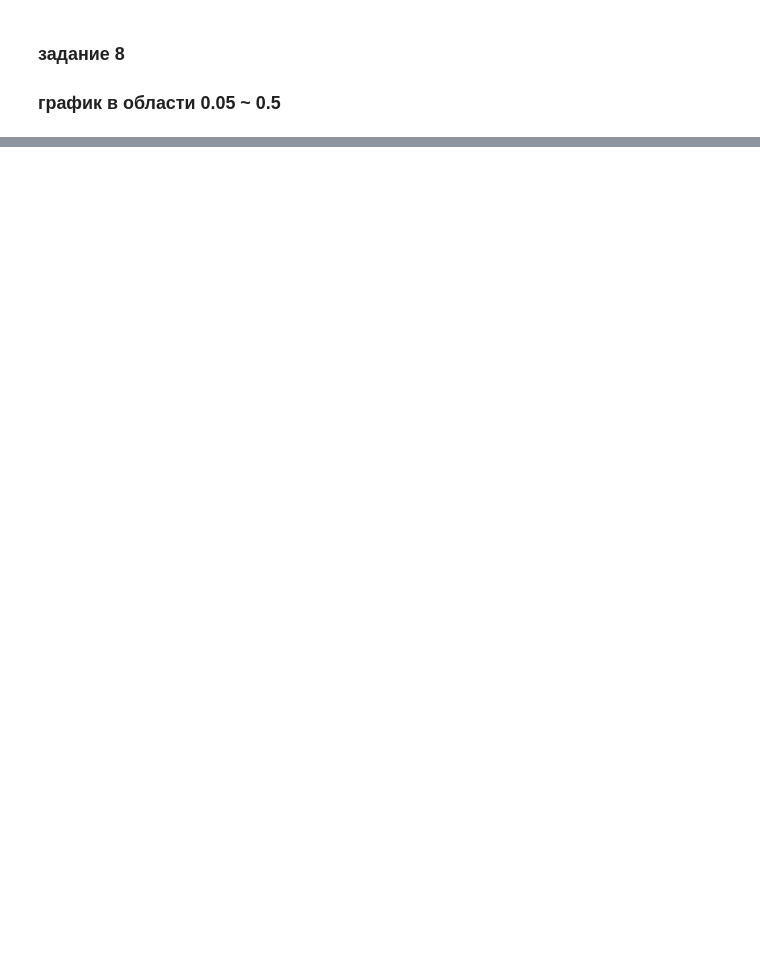
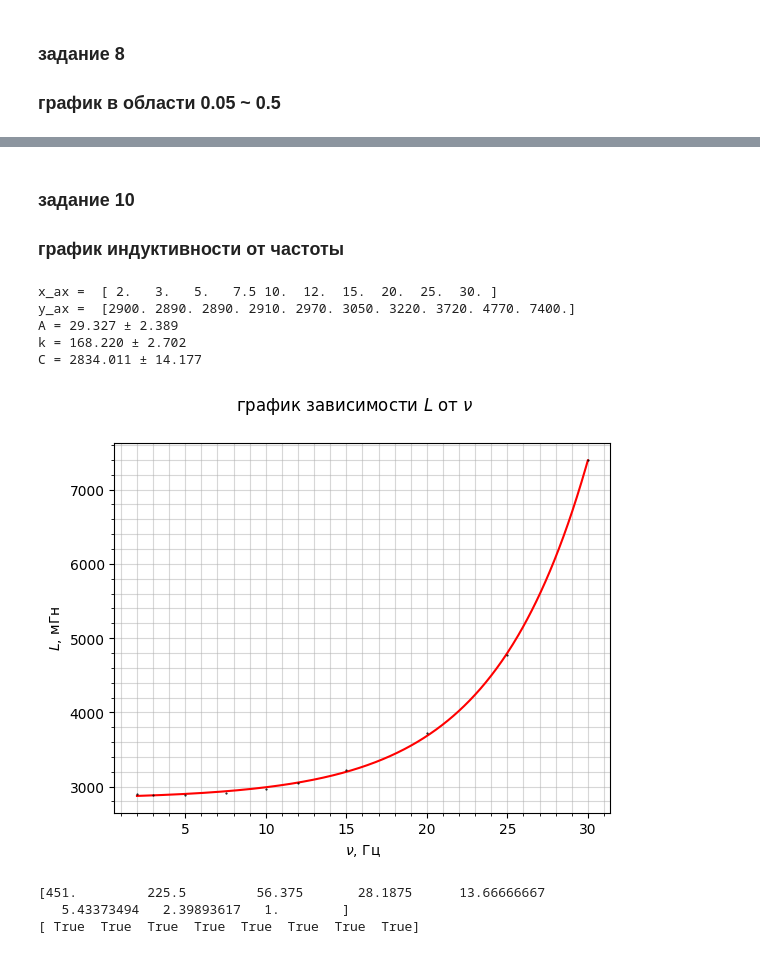
Before and after one commit to Bebriali/labs_ost, a Jupyter notebook: lab_3.7.1/lab.ipynb, the cells around one changed output, grey strips where cells are left out. Cells and saved outputs as stored; diff of their text form; code cells hidden in the pictures; blank space fills up the shorter version.

```diff
--- a/lab_3.7.1/lab.ipynb
+++ b/lab_3.7.1/lab.ipynb
@@ -106,0 +215,35 @@ plot(x_ax, x_err
+# %%
+nu = [  2,    3,    5,  7.5,   10,   12,   15,   20,   25,  30]
+L  = [2.9, 2.89, 2.89, 2.91, 2.97, 3.05, 3.22, 3.72, 4.77, 7.4]
+L  = [L[i] * 1e3 for i in range(len(L))]
+dnu = [0.001] * len(nu)
+dL  = [0.01]  * len(L)
+
+x_ax  = np.array(nu)
+x_err = np.array(dnu)
+y_ax  = np.array(L)
+y_err = np.array(dL)
+
+# remove zeros (they break exp fitting)
+mask  = y_ax != 0
+x_ax  = x_ax[mask]
+y_ax  = y_ax[mask]
+x_err = x_err[mask]
+y_err = y_err[mask]
+# %% [markdown]
+### задание 10
+### график индуктивности от частоты
+# %%
+plot(x_ax, x_err,
+     y_ax, y_err,
+     r"$\nu$, Гц",
+     r"$L$, мГн",
+     r"график зависимости $L$ от $\nu$",
+     "exp")
+# %% [output]
+x_ax =  [ 2.   3.   5.   7.5 10.  12.  15.  20.  25.  30. ]
+y_ax =  [2900. 2890. 2890. 2910. 2970. 3050. 3220. 3720. 4770. 7400.]
+A = 29.327 ± 2.389
+k = 168.220 ± 2.702
+C = 2834.011 ± 14.177
+[figure, added]
@@ -106,0 +253,19 @@ plot(x_ax, x_err
+# %%
+x_ax  = np.array(nu) ** 2
+x_err = np.array(dnu) * sqrt(2)
+y_ax  = np.array([(L_max - L_min)/(L[i] - L_min) if L[i] != L_min else 0 for i in range(len(L))])
+y_err = np.array([y_ax[i] * sqrt((2 * dL[i]/(L_max - L_min)) ** 2 + (2 * dL[i] / (L[i] - L_min)) ** 2) if L[i] != L_min else 0 for i in range(len(L))])
+
+# remove zeros (they break exp fitting)
+mask  = y_ax != 0
+x_ax  = x_ax[mask]
+y_ax  = y_ax[mask]
+x_err = x_err[mask]
+y_err = y_err[mask]
+
+print(y_ax)
+print(y_ax > 0)
+# %% [output]
+[451.         225.5         56.375       28.1875      13.66666667
+   5.43373494   2.39893617   1.        ]
+[ True  True  True  True  True  True  True  True]
```
Also changed, not shown: parts of 14 cells of this notebook.
